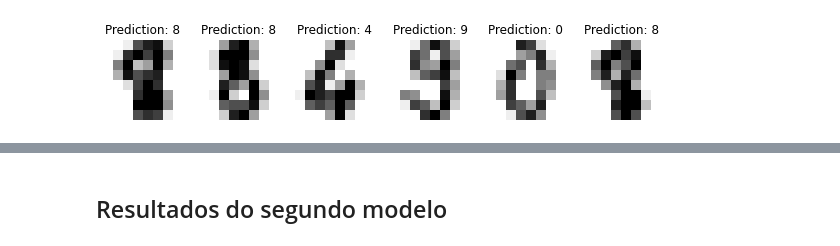
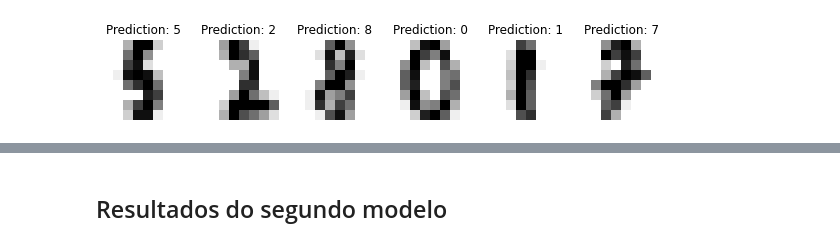
Before and after one commit to mc886A-1sem21/p2, a Jupyter notebook: classification.ipynb, the cells around one changed output, grey strips where cells are left out. Cells and saved outputs as stored; diff of their text form; code cells hidden in the pictures.

```diff
--- a/classification.ipynb
+++ b/classification.ipynb
@@ -34,8 +79,9 @@ plot_multi(0)
 # %%
-# flatten the images
 n_samples = len(digits.images)
 data = digits.images.reshape((n_samples, -1))
+print(data[0])
 
-# Split data into 50% train and 50% test subsets
-x_train, x_test, y_train, y_test = train_test_split(
-    data, digits.target, test_size=0.5, shuffle=False)
+# Dividindo o dado em 90% treino e 10% teste
+x_train, x_test, y_train, y_test = train_test_split(data, digits.target, test_size=0.1, shuffle=False)
+
+#Abaixo podemos ver o mesmo vertor apresentado antes que representa o número 0 em apenas 1 dimensão.
@@ -45,9 +96,9 @@ x_train, x_test, y_train, y_test = train_test_split(
 # %%
-# Create a classifier: a support vector classifier
-clf = svm.SVC(gamma=0.001, C=100)
+# Criação do primeiro classifier: a support vector classifier
+svc = svm.SVC(gamma=0.001, C=100)
 
-# Learn the digits on the train subset
-clf.fit(x_train, y_train)
+# Treino do modelo criado
+svc.fit(x_train, y_train)
 
-# Predict the value of the digit on the test subset
-predicted_clf = clf.predict(x_test)
+# Teste do modelo com a predição dos dígitos passados
+predicted_svc = svc.predict(x_test)
@@ -56,10 +108,11 @@ predicted_clf = clf.predict(x_test)
 # %%
+#Aqui só uma representação gráfica do teste realizado e qual foi a predição feita pelo modelo.
 _, axes = plt.subplots(nrows=1, ncols=6, figsize=(10, 3))
-for ax, image, prediction in zip(axes, x_test, predicted_clf):
+for ax, image, prediction in zip(axes, x_test, predicted_svc):
     ax.set_axis_off()
     image = image.reshape(8, 8)
     ax.imshow(image, cmap=plt.cm.gray_r, interpolation='nearest')
     ax.set_title(f'Prediction: {prediction}')
 # %% [output]
-[figure, old version]
+[figure, new version]
 # %%
```
Also changed, not shown: parts of 26 cells of this notebook.
